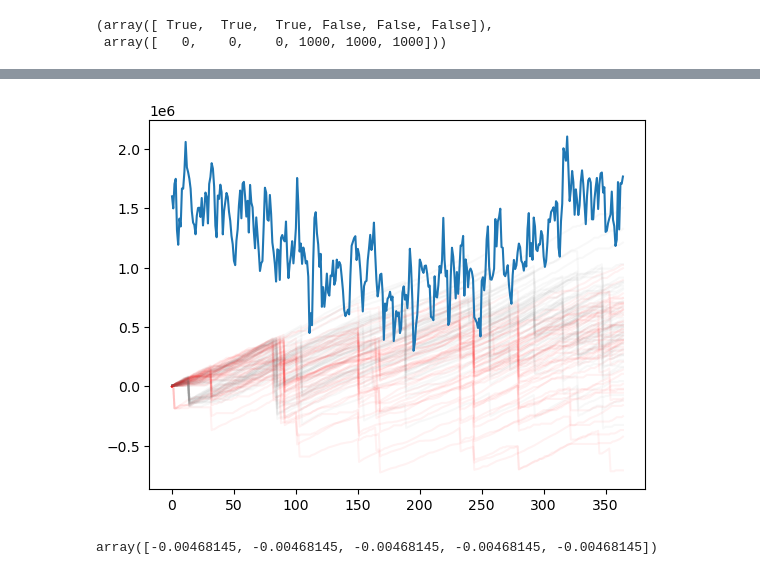
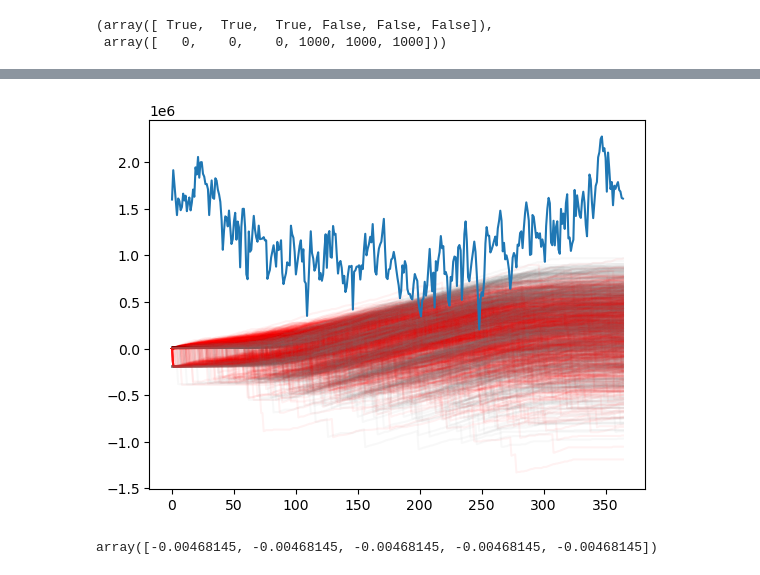
Before and after one commit to GuidoDSalem/TP---AplicacionesComputacionales, a Jupyter notebook: main.ipynb, the cells around one changed output, grey strips where cells are left out. Saved outputs shown, nothing was run; the diff lists cells and outputs as text; code cells hidden in the pictures.

```diff
--- a/main.ipynb
+++ b/main.ipynb
@@ -418,17 +462,18 @@ earningNorte,earningSur = gananciaV3(simulations[0],simulations[1],8)
 # %%
-simulations = simulacion(kappa, sigma,beta,gamma,dias= 365, M=1000)
-earningNorte,earningSur = gananciaV3(simulations[0],simulations[1],8)
+m = 1000
+simulations = simulacion(kappa, sigma,beta,gamma,dias= 365, M=m)
+earningNorte,earningSur = gananciaV3(simulations[0],simulations[1],6)
 
 # Plot una Ganancia
 
-for i in range(M):
+for i in range(m):
     plt.plot(earningNorte[i,:], color='gray', alpha=0.05)
     plt.plot(earningSur[i,:], color='red', alpha=0.05)
 
 plt.plot(200000*simulations[0][0,:])
 plt.show()
 # %% [output]
-[figure, old version]
+[figure, new version]
 # %%
 #para cada simulacion calculamos el van osea , recorres cada fila hasta el final?
 def van(ganancia):
```
Also changed, not shown: parts of 9 cells of this notebook.
